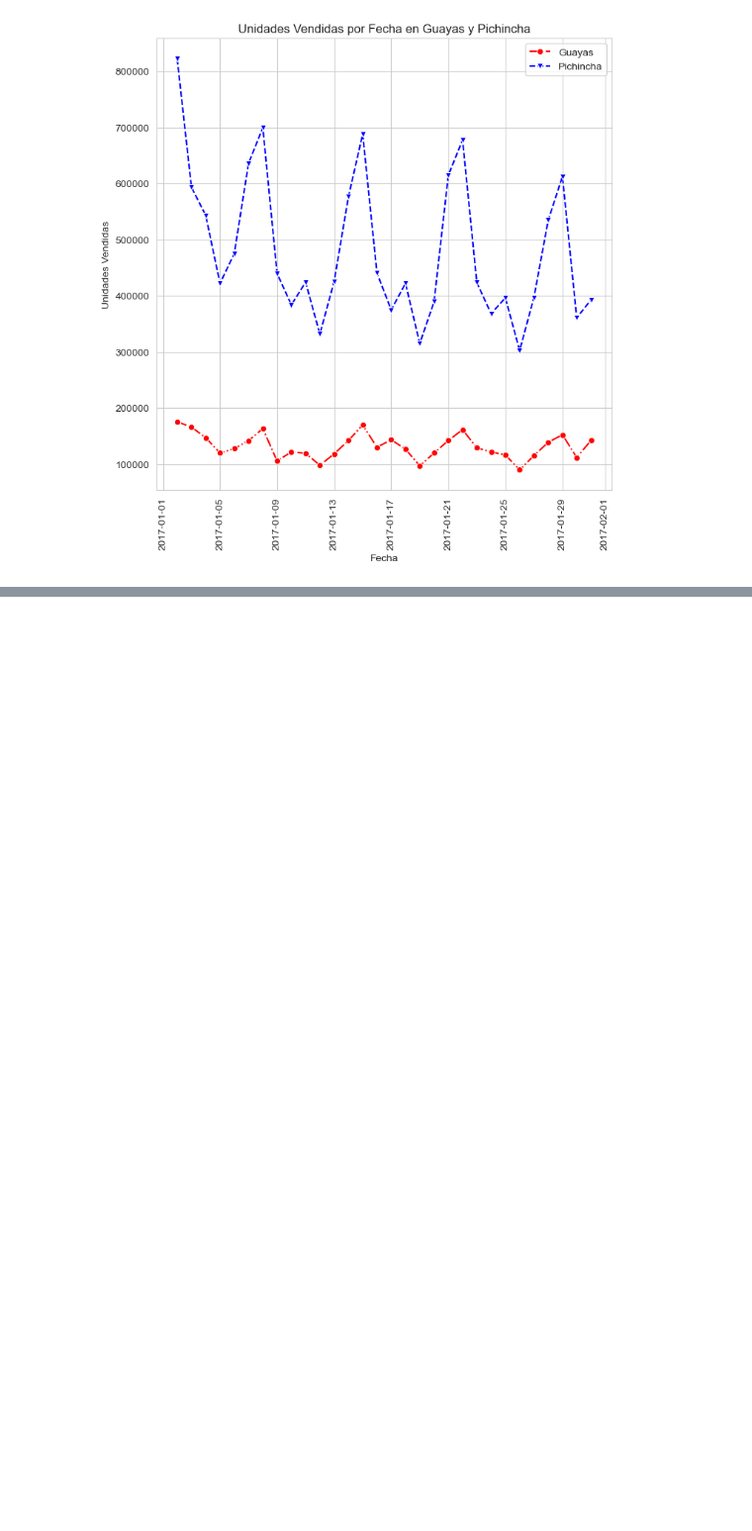
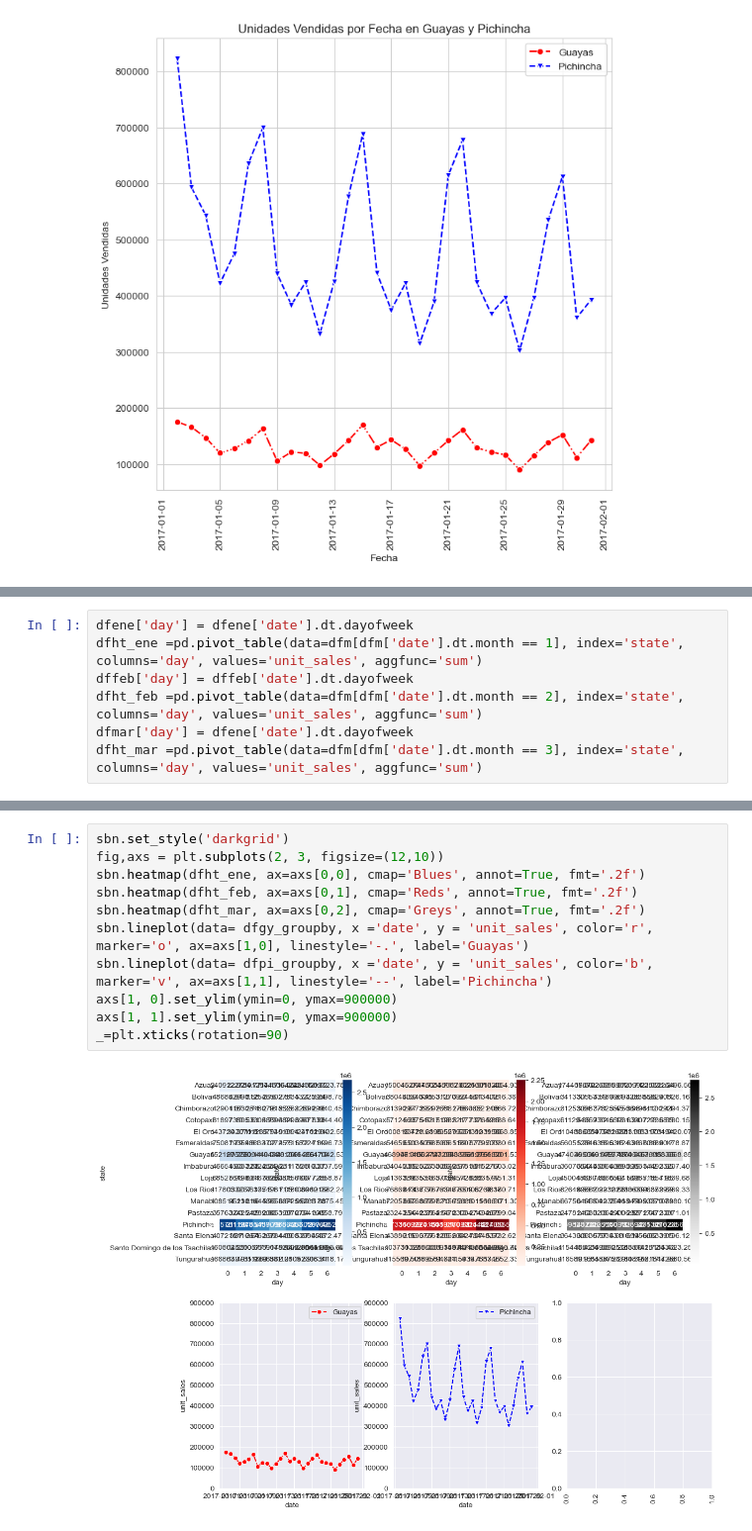
Before and after one commit to Alfreed0/DataScience, a Jupyter notebook: Notebooks/visualization.ipynb, the cells around one changed output, grey strips where cells are left out. Shown at 99% size. Drawn from its saved outputs; the diff is of its cells as text; blank space fills up the shorter version.

```diff
--- a/Notebooks/visualization.ipynb
+++ b/Notebooks/visualization.ipynb
@@ -118,0 +155,7 @@ sbn.lineplot(data= dfm, x ='date', y = 'unit_sales', color='b', marker='s', ax=a
+# %%
+dfene['day'] = dfene['date'].dt.dayofweek
+dfht_ene =pd.pivot_table(data=dfm[dfm['date'].dt.month == 1], index='state', columns='day', values='unit_sales', aggfunc='sum')
+dffeb['day'] = dffeb['date'].dt.dayofweek
+dfht_feb =pd.pivot_table(data=dfm[dfm['date'].dt.month == 2], index='state', columns='day', values='unit_sales', aggfunc='sum')
+dfmar['day'] = dfene['date'].dt.dayofweek
+dfht_mar =pd.pivot_table(data=dfm[dfm['date'].dt.month == 3], index='state', columns='day', values='unit_sales', aggfunc='sum')
@@ -118,0 +183,13 @@ sbn.lineplot(data= dfm, x ='date', y = 'unit_sales', color='b', marker='s', ax=a
+# %%
+sbn.set_style('darkgrid')
+fig,axs = plt.subplots(2, 3, figsize=(12,10))
+sbn.heatmap(dfht_ene, ax=axs[0,0], cmap='Blues', annot=True, fmt='.2f')
+sbn.heatmap(dfht_feb, ax=axs[0,1], cmap='Reds', annot=True, fmt='.2f')
+sbn.heatmap(dfht_mar, ax=axs[0,2], cmap='Greys', annot=True, fmt='.2f')
+sbn.lineplot(data= dfgy_groupby, x ='date', y = 'unit_sales', color='r', marker='o', ax=axs[1,0], linestyle='-.', label='Guayas')
+sbn.lineplot(data= dfpi_groupby, x ='date', y = 'unit_sales', color='b', marker='v', ax=axs[1,1], linestyle='--', label='Pichincha')
+axs[1, 0].set_ylim(ymin=0, ymax=900000)
+axs[1, 1].set_ylim(ymin=0, ymax=900000)
+_=plt.xticks(rotation=90)
+# %% [output]
+[figure, added]
```
Also changed, not shown: parts of 6 cells of this notebook, 4 other files.
